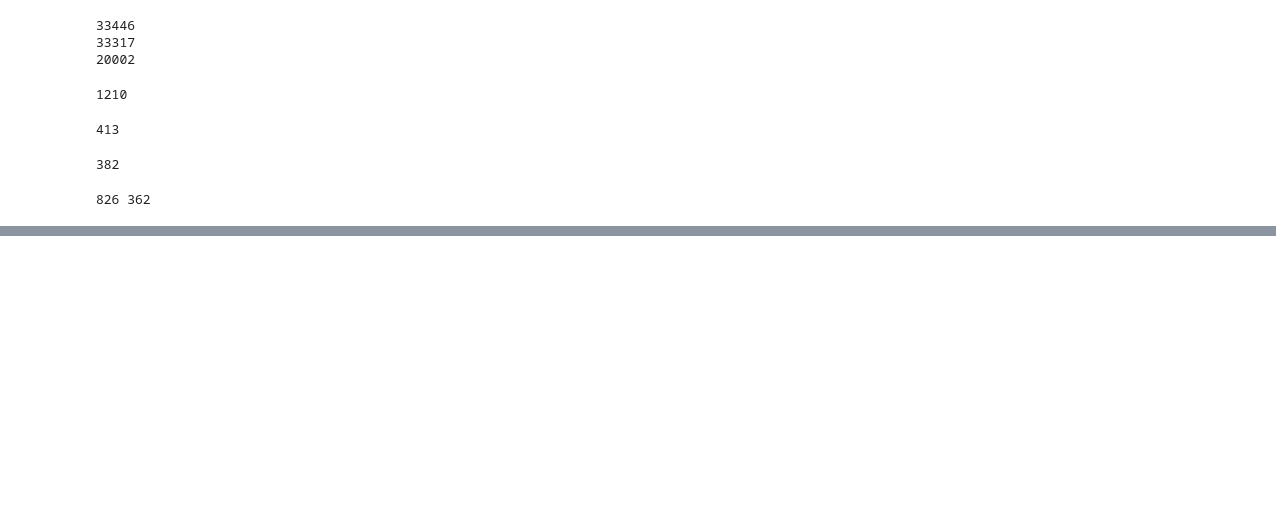
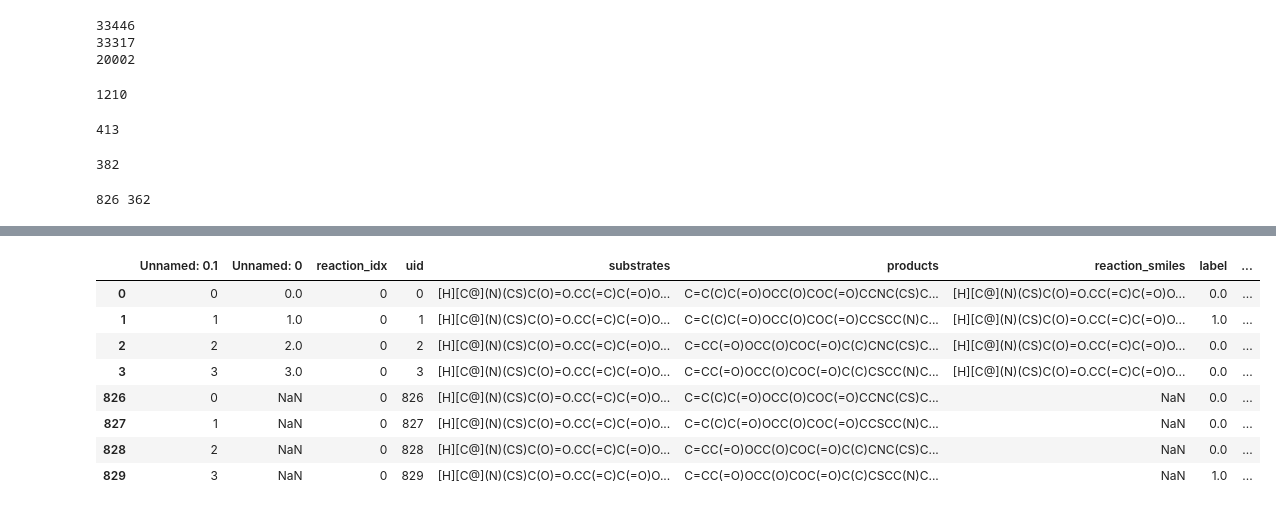
Before and after one commit to rhjvanworkum/virtual_reactions, a Jupyter notebook: notebooks/MA_regio_dataset.ipynb, the cells around one changed output, grey strips where cells are left out. Cells and saved outputs as stored; diff of their text form; code cells hidden in the pictures; blank space fills up the shorter version.

```diff
--- a/notebooks/MA_regio_dataset.ipynb
+++ b/notebooks/MA_regio_dataset.ipynb
@@ -202,0 +264,12 @@ energies
+# %%
+df[df['reaction_idx'] == 0]
+# %% [output]
+|  | Unnamed: 0.1 | Unnamed: 0 | reaction_idx | uid | substrates | products | reaction_smiles | label | ... |
+| 0 | 0 | 0.0 | 0 | 0 | [H][C@](N)(CS)C(O)=O.CC(=C)C(=O)O... | C=C(C)C(=O)OCC(O)COC(=O)CCNC(CS)C... | [H][C@](N)(CS)C(O)=O.CC(=C)C(=O)O... | 0.0 | ... |
+| 1 | 1 | 1.0 | 0 | 1 | [H][C@](N)(CS)C(O)=O.CC(=C)C(=O)O... | C=C(C)C(=O)OCC(O)COC(=O)CCSCC(N)C... | [H][C@](N)(CS)C(O)=O.CC(=C)C(=O)O... | 1.0 | ... |
+| 2 | 2 | 2.0 | 0 | 2 | [H][C@](N)(CS)C(O)=O.CC(=C)C(=O)O... | C=CC(=O)OCC(O)COC(=O)C(C)CNC(CS)C... | [H][C@](N)(CS)C(O)=O.CC(=C)C(=O)O... | 0.0 | ... |
+| 3 | 3 | 3.0 | 0 | 3 | [H][C@](N)(CS)C(O)=O.CC(=C)C(=O)O... | C=CC(=O)OCC(O)COC(=O)C(C)CSCC(N)C... | [H][C@](N)(CS)C(O)=O.CC(=C)C(=O)O... | 0.0 | ... |
+| 826 | 0 | NaN | 0 | 826 | [H][C@](N)(CS)C(O)=O.CC(=C)C(=O)O... | C=C(C)C(=O)OCC(O)COC(=O)CCNC(CS)C... | NaN | 0.0 | ... |
+| 827 | 1 | NaN | 0 | 827 | [H][C@](N)(CS)C(O)=O.CC(=C)C(=O)O... | C=C(C)C(=O)OCC(O)COC(=O)CCSCC(N)C... | NaN | 0.0 | ... |
+| 828 | 2 | NaN | 0 | 828 | [H][C@](N)(CS)C(O)=O.CC(=C)C(=O)O... | C=CC(=O)OCC(O)COC(=O)C(C)CNC(CS)C... | NaN | 0.0 | ... |
+| 829 | 3 | NaN | 0 | 829 | [H][C@](N)(CS)C(O)=O.CC(=C)C(=O)O... | C=CC(=O)OCC(O)COC(=O)C(C)CSCC(N)C... | NaN | 1.0 | ... |
```
Also changed, not shown: parts of 6 cells of this notebook, 4 other files.
